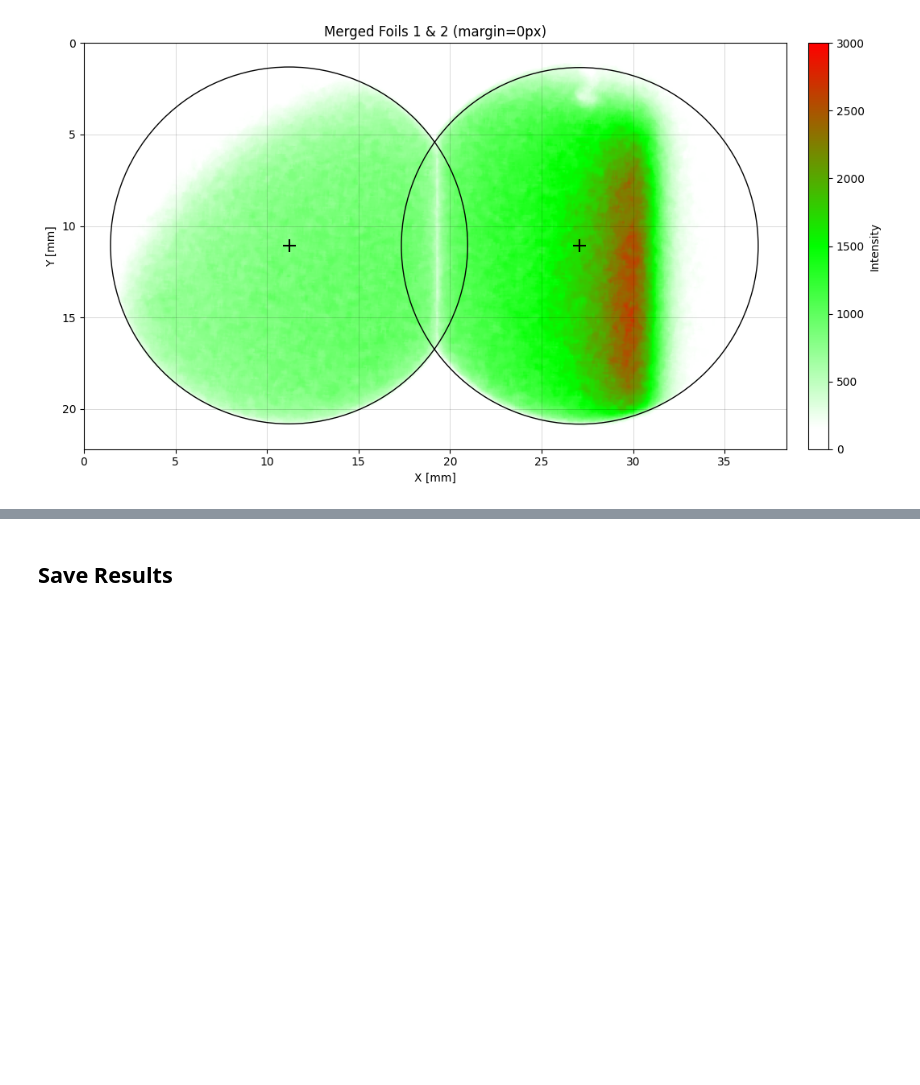
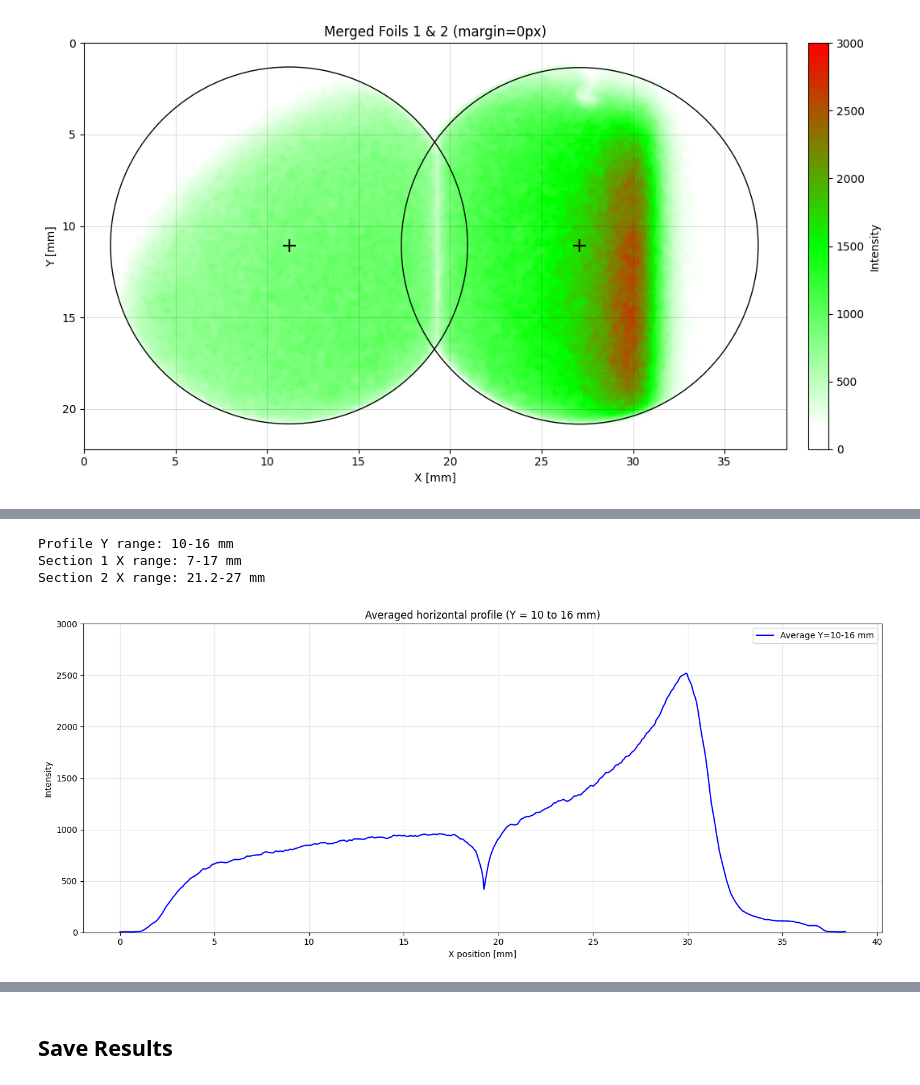
Before and after one commit to grzanka/osl_mb_foils, a Jupyter notebook: notebooks/pub_something_2026/mbo_foils/0.2-match-aic144.ipynb, the cells around one changed output, grey strips where cells are left out. Saved outputs shown, nothing was run; the diff lists cells and outputs as text; code cells hidden in the pictures; blank space fills up the shorter version.

```diff
--- a/notebooks/pub_something_2026/mbo_foils/0.2-match-aic144.ipynb
+++ b/notebooks/pub_something_2026/mbo_foils/0.2-match-aic144.ipynb
@@ -638,0 +644,40 @@ plt.show()
+# %%
+# Define Y and X ranges for profile analysis (used in subsequent cells)
+# Y range for averaging
+PROFILE_Y_MIN_MM = 10
+PROFILE_Y_MAX_MM = 16
+PROFILE_Y_MIN_PX = int(PROFILE_Y_MIN_MM / PIXEL_SIZE_MM)
+PROFILE_Y_MAX_PX = int(PROFILE_Y_MAX_MM / PIXEL_SIZE_MM)
+
+# X ranges for two sections
+SECTION1_X_MIN, SECTION1_X_MAX = 7, 17   # Section 1: X = 7mm to 16mm
+SECTION2_X_MIN, SECTION2_X_MAX = 21.2, 27  # Section 2: X = 21mm to 27mm
+
+# Smoothing parameter
+SMOOTHING_SIGMA = 3  # pixels
+
+print(f"Profile Y range: {PROFILE_Y_MIN_MM}-{PROFILE_Y_MAX_MM} mm")
+print(f"Section 1 X range: {SECTION1_X_MIN}-{SECTION1_X_MAX} mm")
+print(f"Section 2 X range: {SECTION2_X_MIN}-{SECTION2_X_MAX} mm")
+
+# Single averaged profile
+fig, ax = plt.subplots(figsize=(14, 6))
+
+# X axis in mm
+x_mm = np.arange(merged_image.shape[1]) * PIXEL_SIZE_MM
+
+# Calculate averaged profile
+profile = np.nanmean(merged_image[PROFILE_Y_MIN_PX:PROFILE_Y_MAX_PX, :].astype(float), axis=0)
+ax.plot(x_mm, profile, 'b-', lw=1.5, label=f'Average Y={PROFILE_Y_MIN_MM}-{PROFILE_Y_MAX_MM} mm')
+
+ax.set(xlabel='X position [mm]', ylabel='Intensity', ylim=(0, VMAX),
+       title=f'Averaged horizontal profile (Y = {PROFILE_Y_MIN_MM} to {PROFILE_Y_MAX_MM} mm)')
+ax.legend()
+ax.grid(True, alpha=0.3)
+plt.tight_layout()
+plt.show()
+# %% [output]
+Profile Y range: 10-16 mm
+Section 1 X range: 7-17 mm
+Section 2 X range: 21.2-27 mm
+[figure, added]
```
Also changed, not shown: parts of 8 cells of this notebook, 3 other files.
